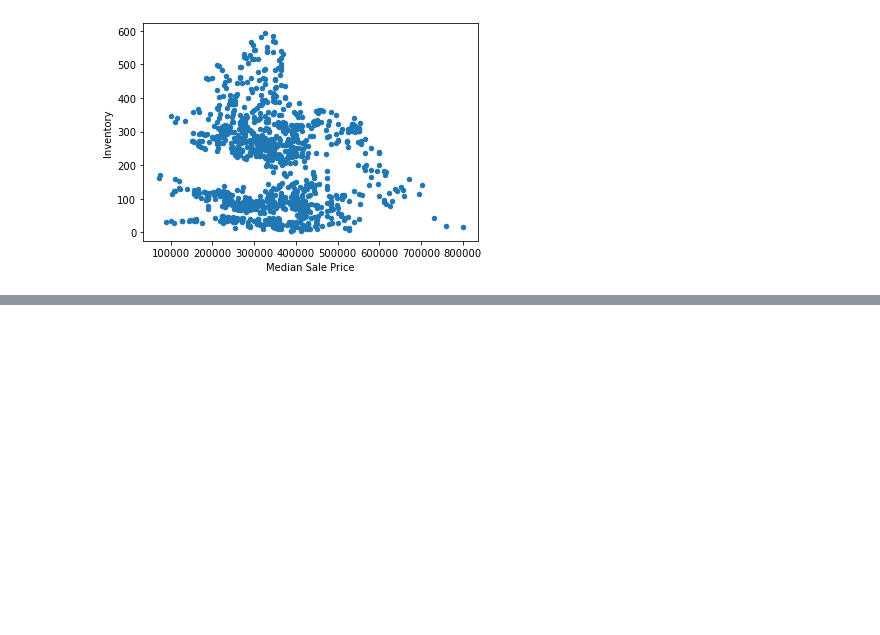
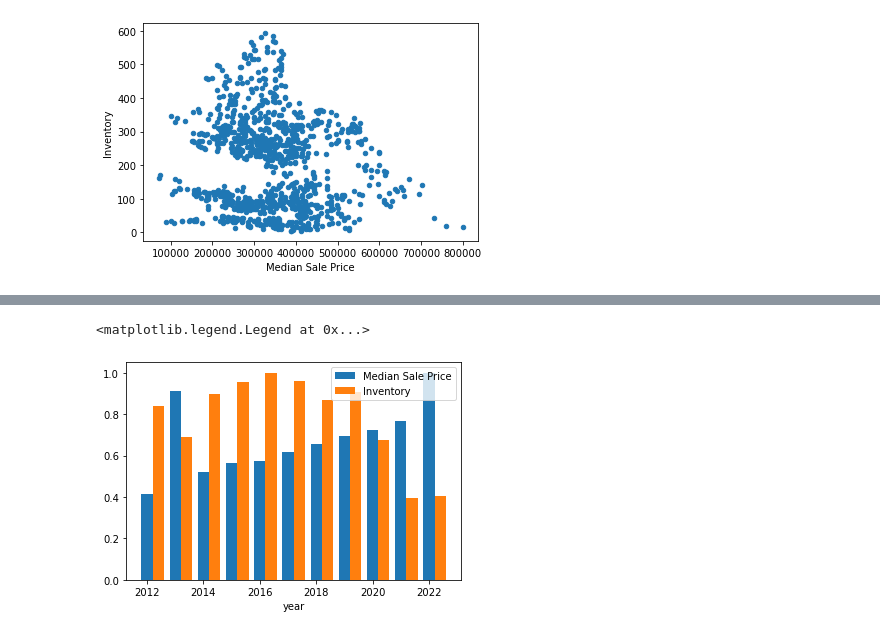
Before and after one commit to Cchristy212/Group_13, a Jupyter notebook: Housing Market Dynamics in Atlanta.ipynb, the cells around one changed output, grey strips where cells are left out. Cells and saved outputs as stored; diff of their text form; code cells hidden in the pictures; blank space fills up the shorter version.

```diff
--- a/Housing Market Dynamics in Atlanta.ipynb
+++ b/Housing Market Dynamics in Atlanta.ipynb
@@ -84,0 +152,11 @@ house_market_df.plot('Median Sale Price', 'Inventory',kind='scatter')
+# %%
+width = 0.4
+
+fig, ax = plt.subplots()
+ax.bar(x=house_market_df['year'], height=house_market_df['Median Sale Price']/max(house_market_df['Median Sale Price']), width=width, label='Median Sale Price')
+ax.bar(x=house_market_df['year']+width, height=house_market_df['Inventory']/max(house_market_df['Inventory']), width=width, label= 'Inventory')
+ax.set_xlabel("year")
+ax.legend()
+# %% [output]
+<matplotlib.legend.Legend at 0x...>
+[figure, added]
```
Also changed, not shown: parts of 8 cells of this notebook.
